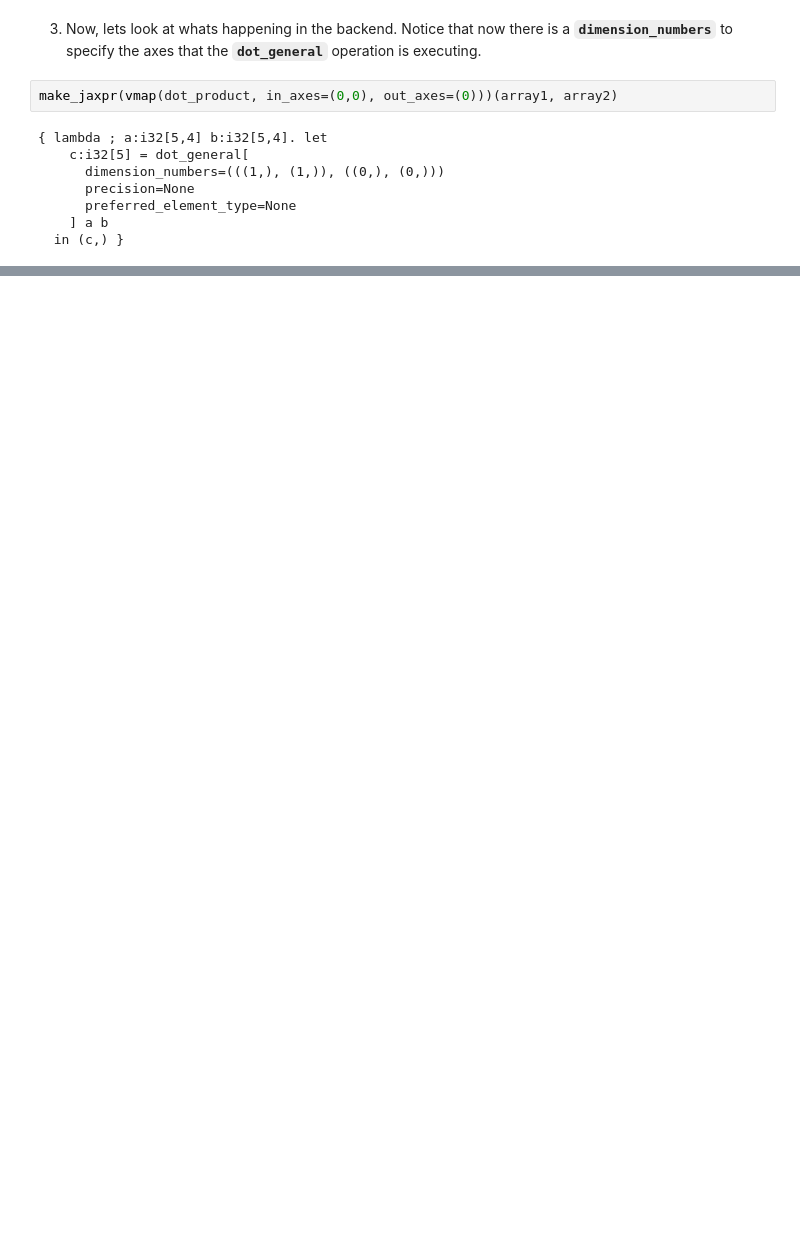
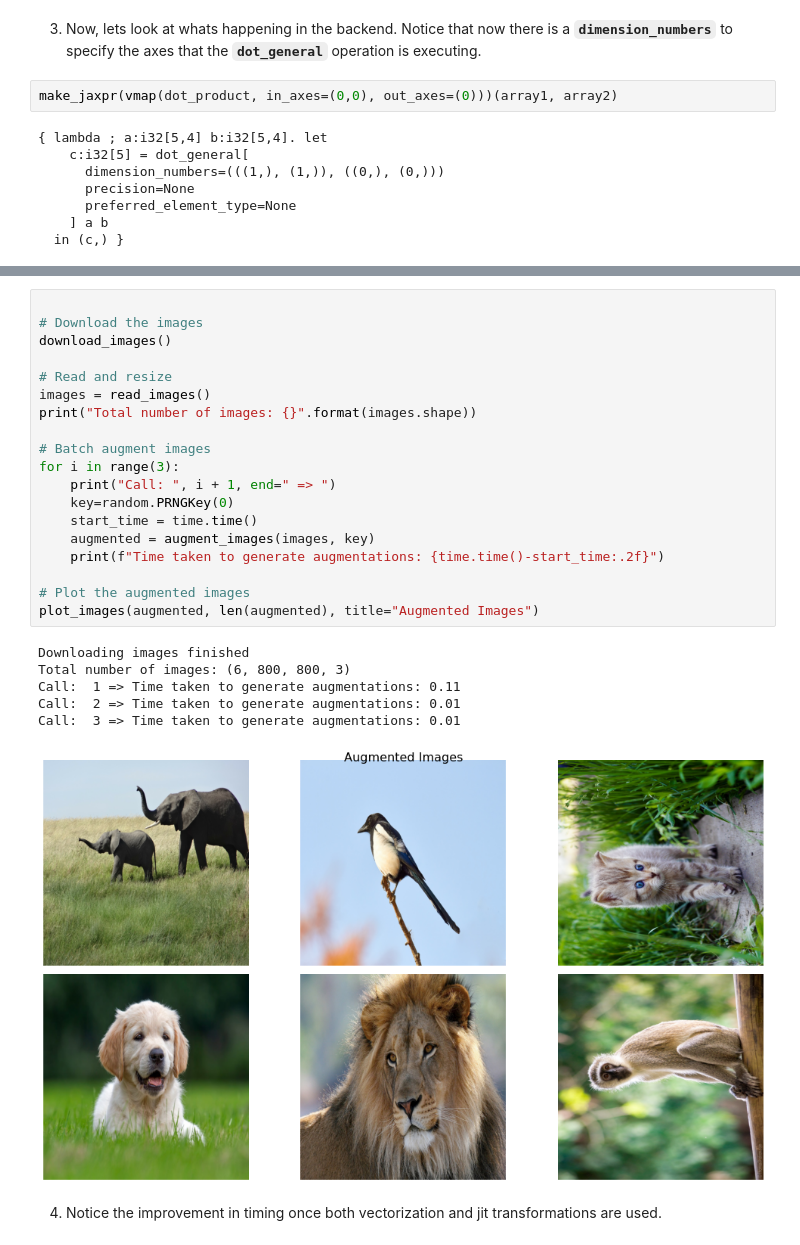
Before and after one commit to xyyeh/learning, a Jupyter notebook: General/vision/tutorial5.ipynb, the cells around one changed output, grey strips where cells are left out. Drawn from its saved outputs; the diff is of its cells as text; blank space fills up the shorter version.

Commit message:
vmap of images complete

```diff
--- a/General/vision/tutorial5.ipynb
+++ b/General/vision/tutorial5.ipynb
@@ -67,0 +218,28 @@ make_jaxpr(vmap(dot_product, in_axes=(0,0), out_axes=(0)))(array1, array2)
+# %%
+
+# Download the images
+download_images()
+
+# Read and resize
+images = read_images()
+print("Total number of images: {}".format(images.shape))
+
+# Batch augment images
+for i in range(3):
+    print("Call: ", i + 1, end=" => ")
+    key=random.PRNGKey(0)
+    start_time = time.time()
+    augmented = augment_images(images, key)
+    print(f"Time taken to generate augmentations: {time.time()-start_time:.2f}")
+
+# Plot the augmented images
+plot_images(augmented, len(augmented), title="Augmented Images")
+# %% [output]
+Downloading images finished
+Total number of images: (6, 800, 800, 3)
+Call:  1 => Time taken to generate augmentations: 0.11
+Call:  2 => Time taken to generate augmentations: 0.01
+Call:  3 => Time taken to generate augmentations: 0.01
+[figure, added]
+# %% [markdown]
+4. Notice the improvement in timing once both vectorization and jit transformations are used.
```
Also changed, not shown: parts of 4 cells of this notebook, 3 other files.
